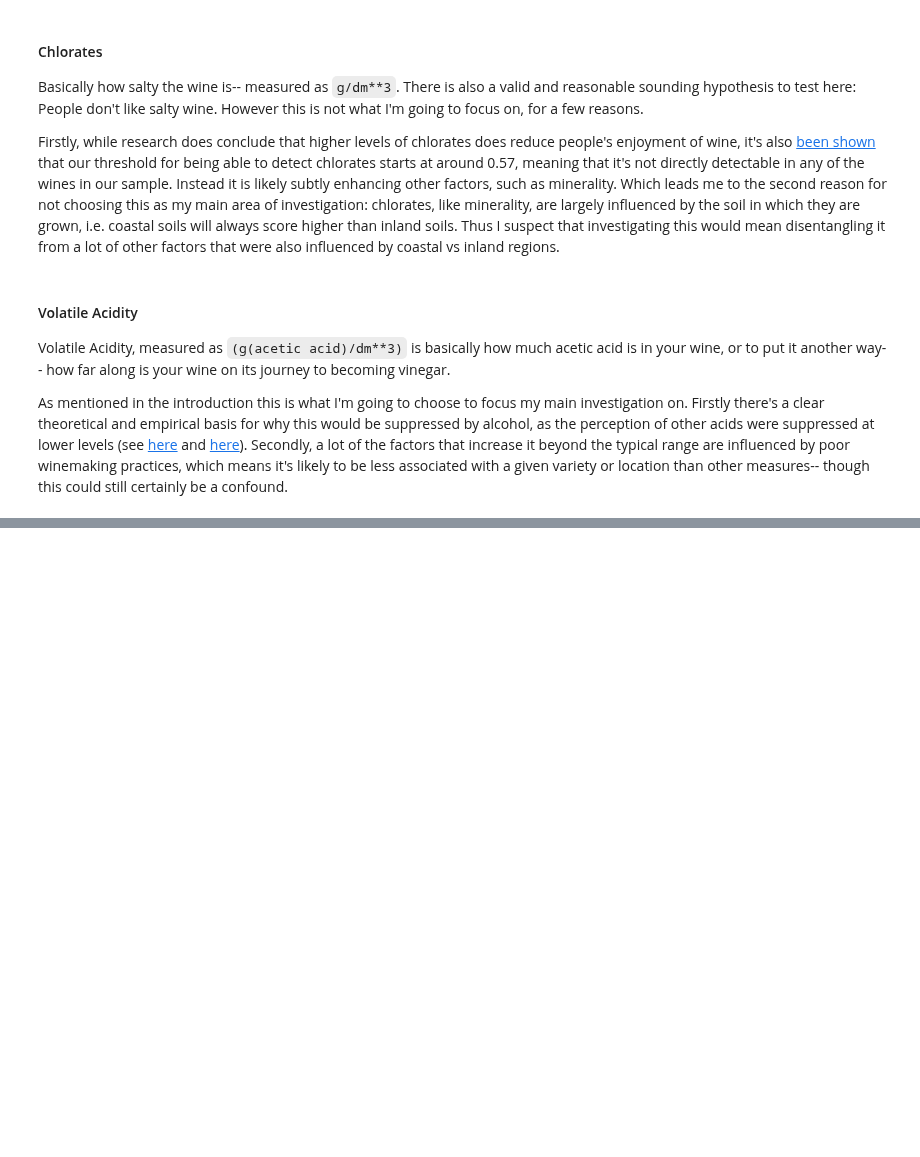
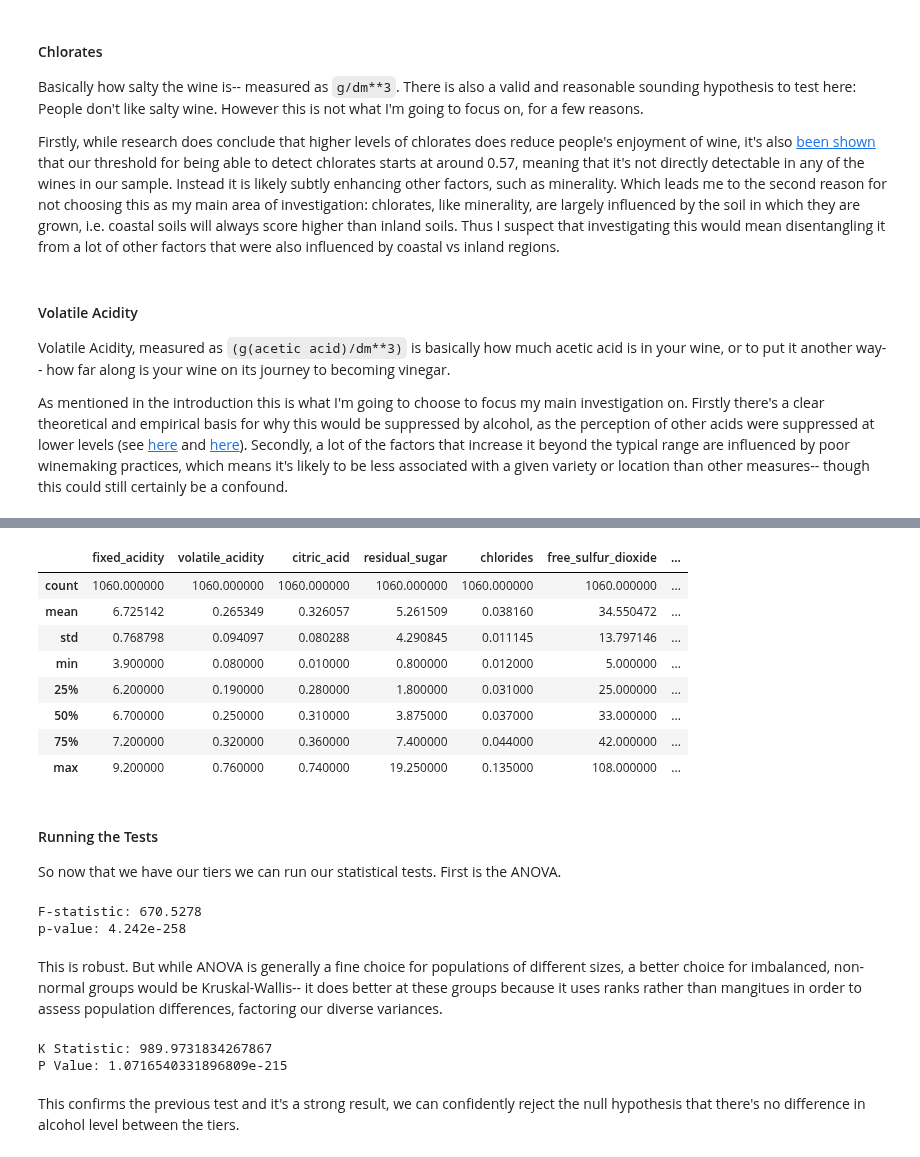
Before and after one commit to jklydev/everything-counts-summative-1, a Jupyter notebook: alcohol-hypothesis.ipynb, the cells around one changed output, grey strips where cells are left out. Saved outputs shown, nothing was run; the diff lists cells and outputs as text; code cells hidden in the pictures; blank space fills up the shorter version.

```diff
--- a/alcohol-hypothesis.ipynb
+++ b/alcohol-hypothesis.ipynb
@@ -203,0 +248,44 @@ If we show that a. there is a significant difference in alcohol, and b. that the
+# %%
+high_quality.describe()
+# %% [output]
+|  | fixed_acidity | volatile_acidity | citric_acid | residual_sugar | chlorides | free_sulfur_dioxide | ... |
+| count | 1060.000000 | 1060.000000 | 1060.000000 | 1060.000000 | 1060.000000 | 1060.000000 | ... |
+| mean | 6.725142 | 0.265349 | 0.326057 | 5.261509 | 0.038160 | 34.550472 | ... |
+| std | 0.768798 | 0.094097 | 0.080288 | 4.290845 | 0.011145 | 13.797146 | ... |
+| min | 3.900000 | 0.080000 | 0.010000 | 0.800000 | 0.012000 | 5.000000 | ... |
+| 25% | 6.200000 | 0.190000 | 0.280000 | 1.800000 | 0.031000 | 25.000000 | ... |
+| 50% | 6.700000 | 0.250000 | 0.310000 | 3.875000 | 0.037000 | 33.000000 | ... |
+| 75% | 7.200000 | 0.320000 | 0.360000 | 7.400000 | 0.044000 | 42.000000 | ... |
+| max | 9.200000 | 0.760000 | 0.740000 | 19.250000 | 0.135000 | 108.000000 | ... |
+# %% [markdown]
+#### Running the Tests
+
+So now that we have our tiers we can run our statistical tests. First is the ANOVA.
+# %%
+anova_result = stats.f_oneway(
+    low_quality['alcohol'],
+    medium_quality['alcohol'],
+    high_quality['alcohol']
+)
+print(f"F-statistic: {anova_result.statistic:.4f}")
+print(f"p-value: {anova_result.pvalue:.4g}")
+# %% [output]
+F-statistic: 670.5278
+p-value: 4.242e-258
+# %% [markdown]
+This is robust. But while ANOVA is generally a fine choice for populations of different sizes, a better choice for imbalanced, non-normal groups would be Kruskal-Wallis-- it does better at these groups because it uses ranks rather than mangitues in order to assess population differences, factoring our diverse variances.
+# %%
+
+k_stat, p_val = stats.kruskal(
+    low_quality['alcohol'],
+    medium_quality['alcohol'],
+    high_quality['alcohol']
+)
+
+print(f"K Statistic: {k_stat}")
+print(f"P Value: {p_val}")
+# %% [output]
+K Statistic: 989.9731834267867
+P Value: 1.0716540331896809e-215
+# %% [markdown]
+This confirms the previous test and it's a strong result, we can confidently reject the null hypothesis that there's no difference in alcohol level between the tiers.
```
Also changed, not shown: parts of 15 cells of this notebook.
